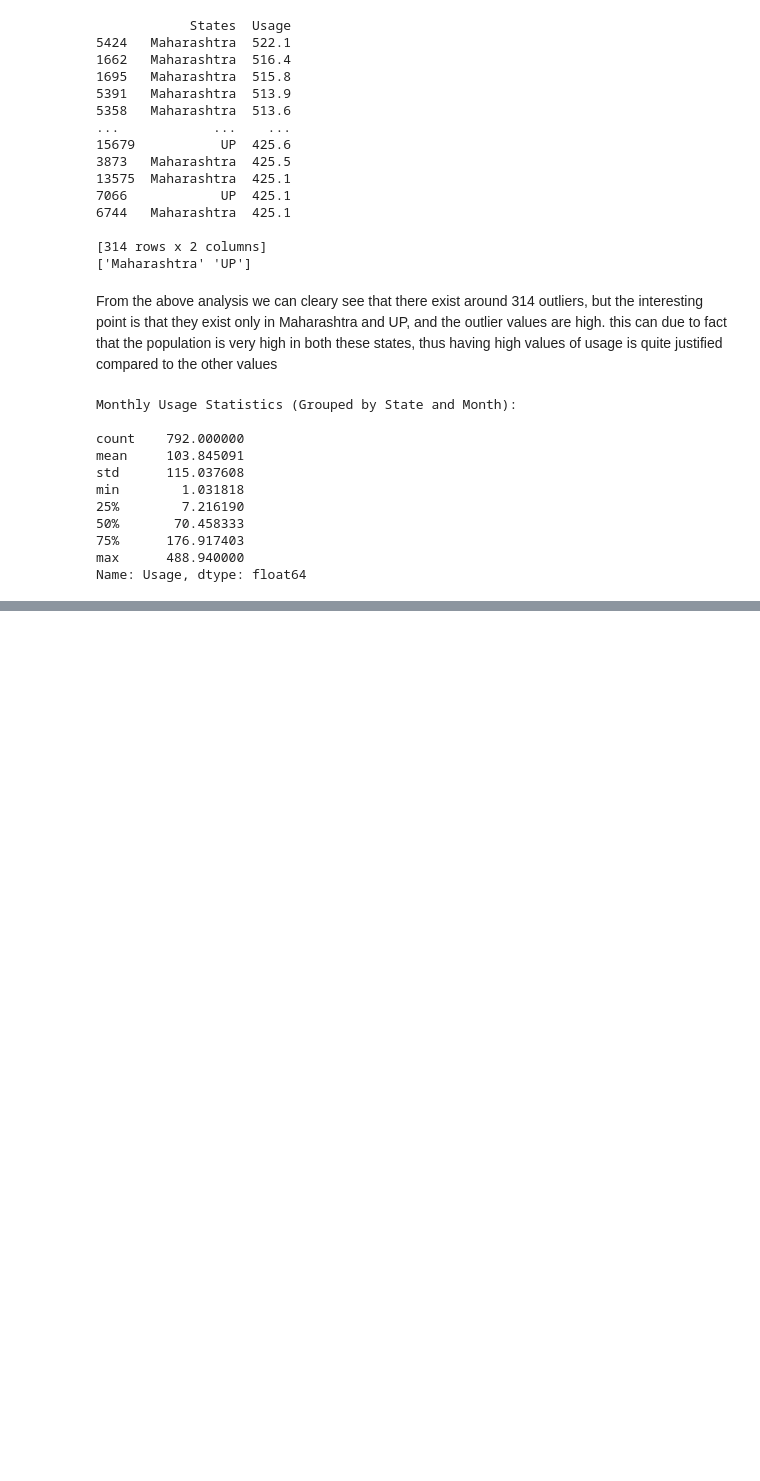
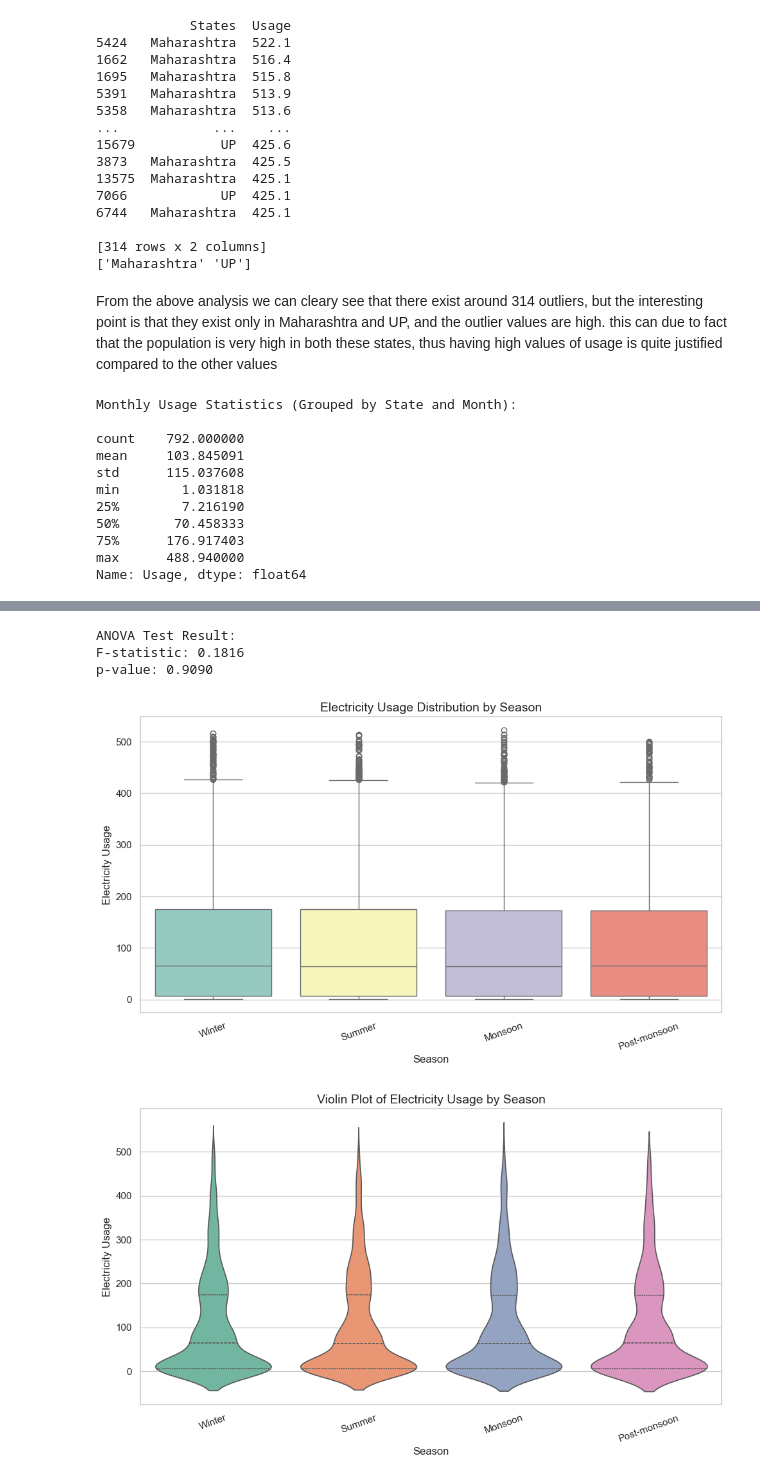
Before and after one commit to Shreyas-Dharmatti/Shreyas-Dharmatti.github.io, a Jupyter notebook: IDS-Assignment/writing.ipynb, the cells around one changed output, grey strips where cells are left out. Saved outputs shown, nothing was run; the diff lists cells and outputs as text; code cells hidden in the pictures; blank space fills up the shorter version.

Commit message:
commit test1

```diff
--- a/IDS-Assignment/writing.ipynb
+++ b/IDS-Assignment/writing.ipynb
@@ -580,0 +609,67 @@ fig.show()
+# %%
+from scipy.stats import f_oneway
+import warnings
+warnings.filterwarnings("ignore")
+df = pd.read_csv("long_data_.csv")
+
+df['Dates'] = pd.to_datetime(df['Dates'], format="%d/%m/%Y %H:%M:%S")
+
+def get_season(month):
+    if month in [12, 1, 2]:
+        return 'Winter'
+    elif month in [3, 4, 5]:
+        return 'Summer'
+    elif month in [6, 7, 8]:
+        return 'Monsoon'
+    else:
+        return 'Post-monsoon'
+
+# Step 3: Create a Season column
+df['Season'] = df['Dates'].dt.month.map(get_season)
+
+# Step 4: Group Usage values by season
+season_groups = df.groupby('Season')['Usage'].apply(list)
+
+# Step 5: Perform one-way ANOVA test
+anova_result = f_oneway(*season_groups)
+
+# Step 6: Output results
+print("ANOVA Test Result:")
+print(f"F-statistic: {anova_result.statistic:.4f}")
+print(f"p-value: {anova_result.pvalue:.4f}")
+
+# Optional: Descriptive statistics
+# print("\nDescriptive Statistics by Season:")
+# print(df.groupby('Season')['Usage'].describe)
+
+import seaborn as sns
+import matplotlib.pyplot as plt
+
+# Set style
+sns.set(style="whitegrid")
+
+# Boxplot to show distribution of usage by season
+plt.figure(figsize=(10, 6))
+sns.boxplot(data=df, x='Season', y='Usage', palette='Set3')
+plt.title('Electricity Usage Distribution by Season', fontsize=14)
+plt.ylabel('Electricity Usage')
+plt.xlabel('Season')
+plt.xticks(rotation=20)
+plt.tight_layout()
+plt.show()
+
+# Optional: Violin plot for detailed distribution view
+plt.figure(figsize=(10, 6))
+sns.violinplot(data=df, x='Season', y='Usage', palette='Set2', inner='quartile')
+plt.title('Violin Plot of Electricity Usage by Season', fontsize=14)
+plt.ylabel('Electricity Usage')
+plt.xlabel('Season')
+plt.xticks(rotation=20)
+plt.tight_layout()
+plt.show()
+# %% [output]
+ANOVA Test Result:
+F-statistic: 0.1816
+p-value: 0.9090
+[figure, added]
+[figure, added]
```
Also changed, not shown: parts of 2 cells of this notebook, 4 other files.
